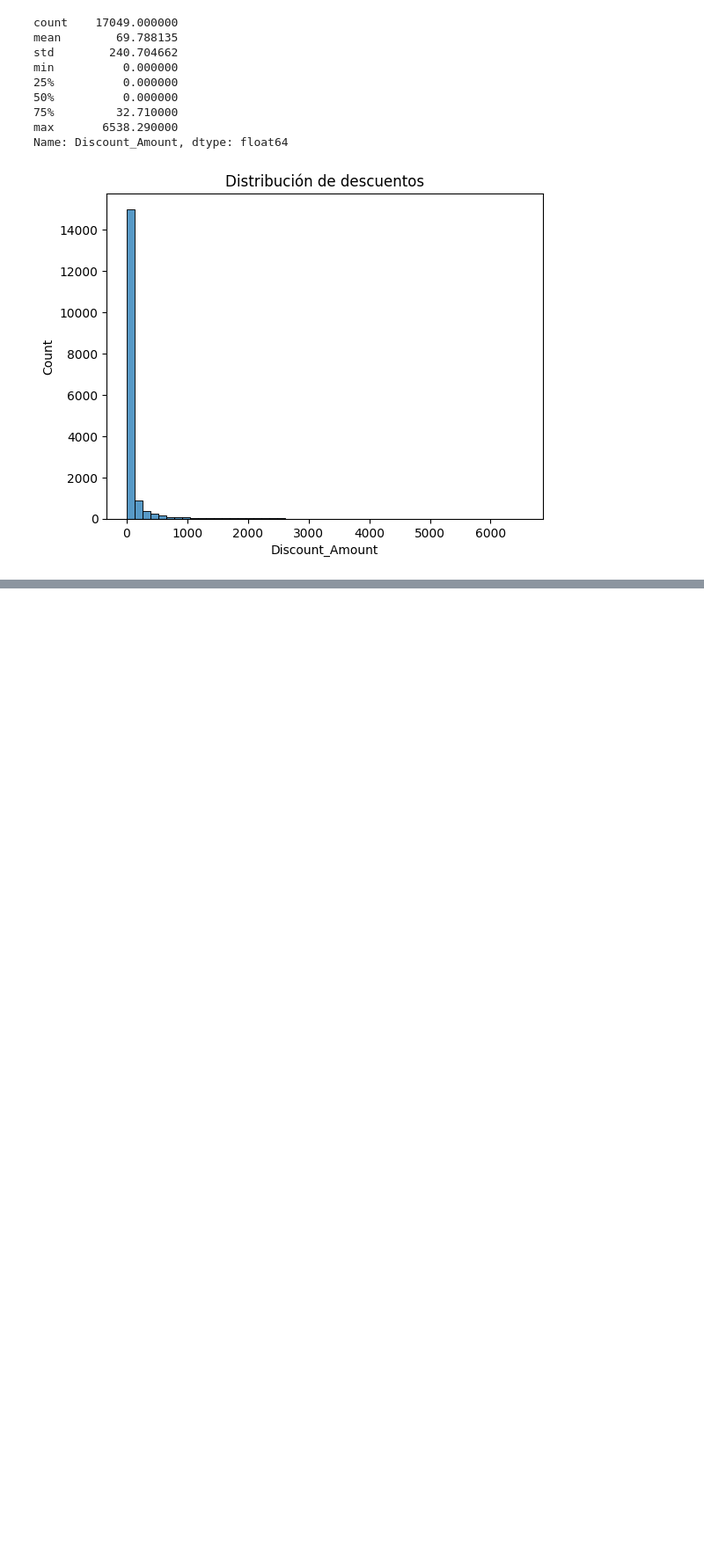
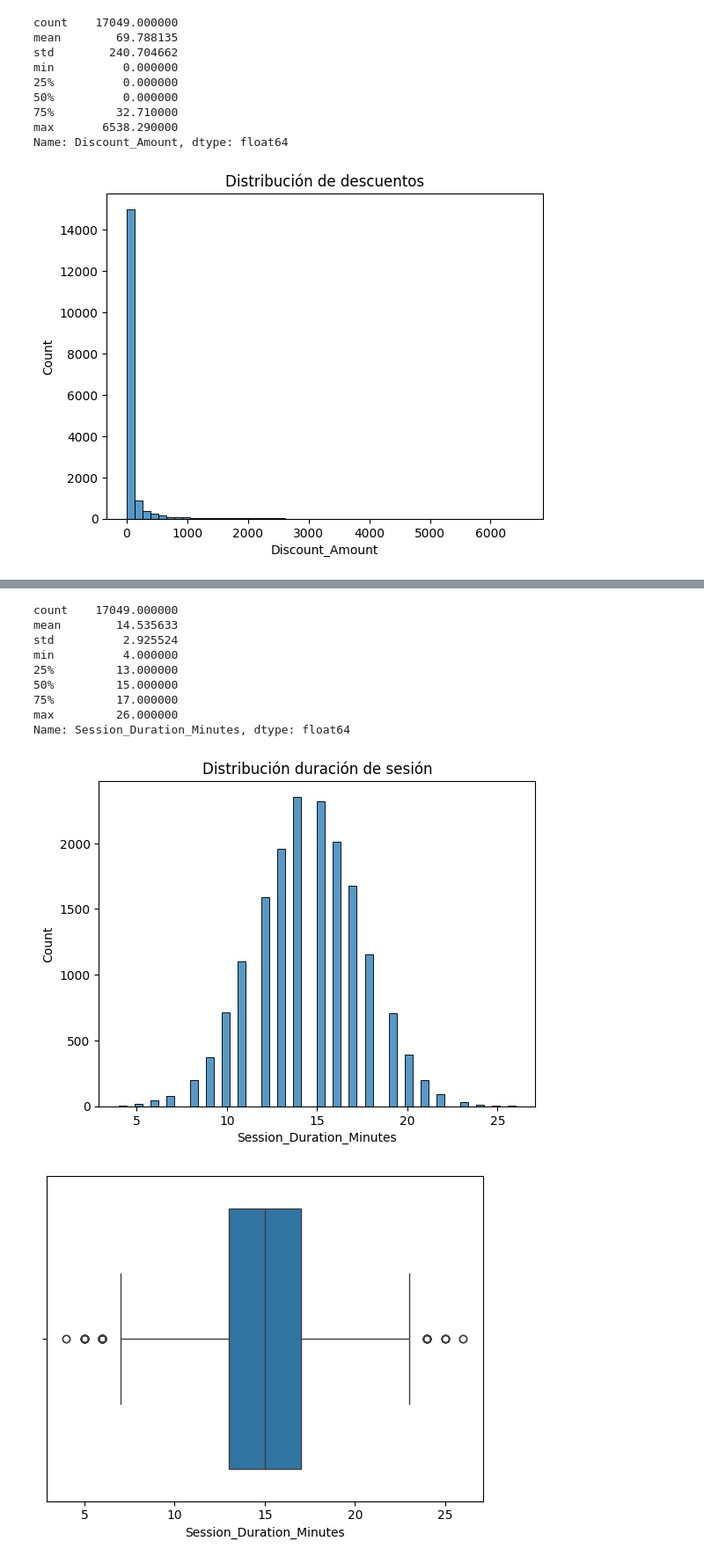
Before and after one commit to joseurquiza88/Proyecto-Data-Analytics, a Jupyter notebook: E-Commerce Business Analysis/01_E-Commerce Business Analysis.ipynb, the cells around one changed output, grey strips where cells are left out. Shown at 88% size. Cells and saved outputs as stored; diff of their text form; code cells hidden in the pictures; blank space fills up the shorter version.

```diff
--- a/E-Commerce Business Analysis/01_E-Commerce Business Analysis.ipynb
+++ b/E-Commerce Business Analysis/01_E-Commerce Business Analysis.ipynb
@@ -434,0 +537,22 @@ Resumen
+# %%
+#Descripcion estadistica basica
+print(df["Session_Duration_Minutes"].describe())
+
+sns.histplot(df["Session_Duration_Minutes"], bins=50)
+plt.title("Distribución duración de sesión")
+plt.show()
+
+sns.boxplot(x=df["Session_Duration_Minutes"])
+plt.show()
+# %% [output]
+count    17049.000000
+mean        14.535633
+std          2.925524
+min          4.000000
+25%         13.000000
+50%         15.000000
+75%         17.000000
+max         26.000000
+Name: Session_Duration_Minutes, dtype: float64
+[figure, added]
+[figure, added]
```
Also changed, not shown: parts of 34 cells of this notebook, 2 other files.
